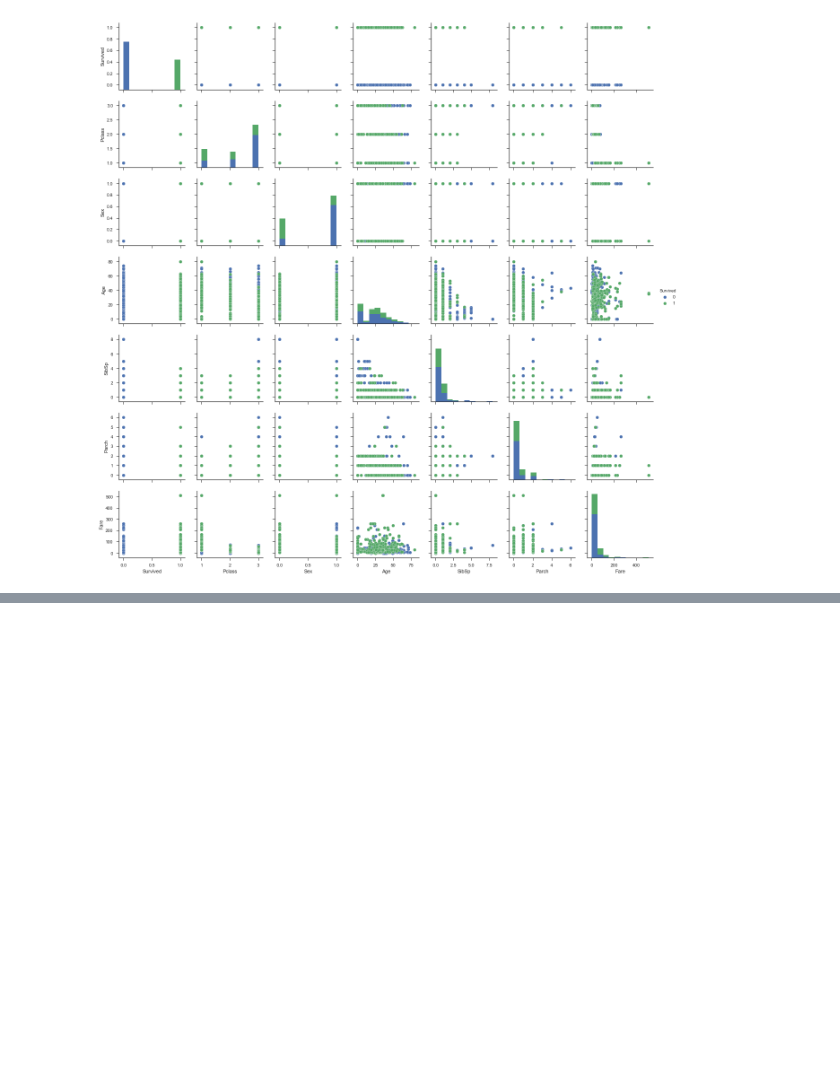
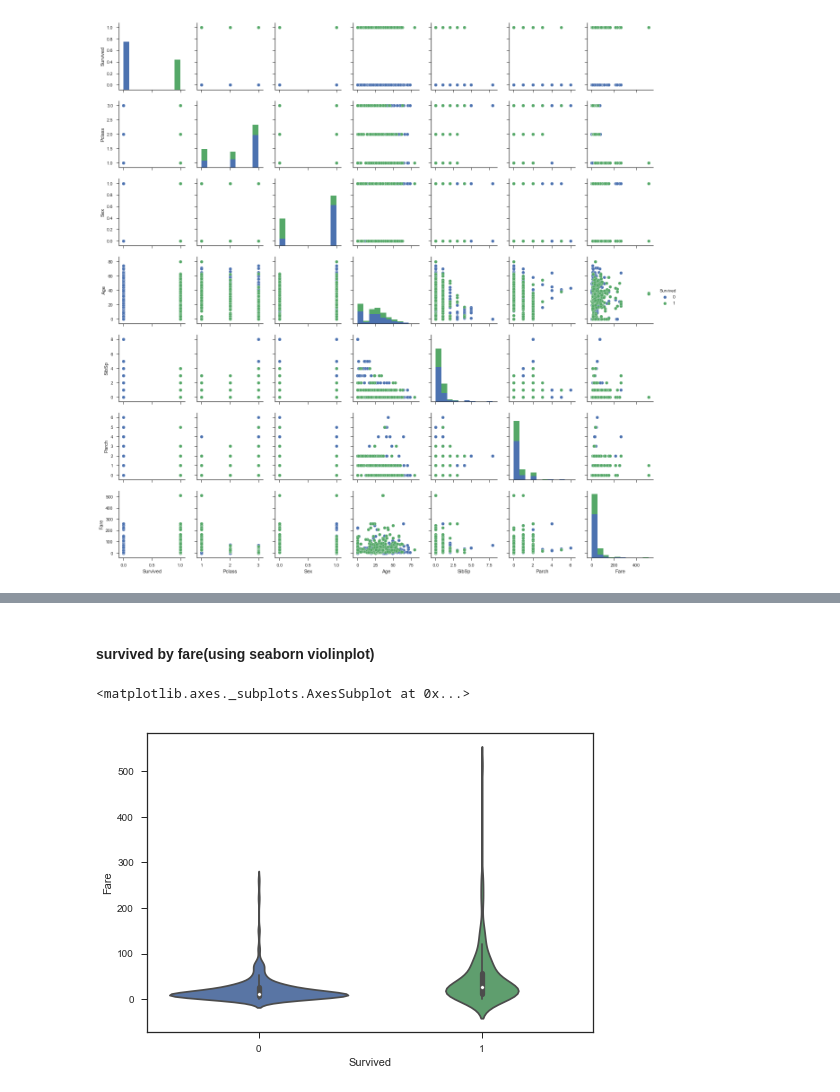
Before and after one commit to r-wambui/titanic_data_analysis, a Jupyter notebook: titanic.ipynb, the cells around one changed output, grey strips where cells are left out. Drawn from its saved outputs; the diff is of its cells as text; code cells hidden in the pictures; blank space fills up the shorter version.

Commit message:
Using seaborn to visualize data

```diff
--- a/titanic.ipynb
+++ b/titanic.ipynb
@@ -138,0 +184,7 @@ sns.pairplot(df_train, vars = plot_vars, hue='Survived')
+# %% [markdown]
+#### survived by fare(using seaborn violinplot)
+# %%
+sns.violinplot(x='Survived', y='Fare', data=df_train)
+# %% [output]
+<matplotlib.axes._subplots.AxesSubplot at 0x...>
+[figure, added]
```
Also changed, not shown: parts of 11 cells of this notebook.
